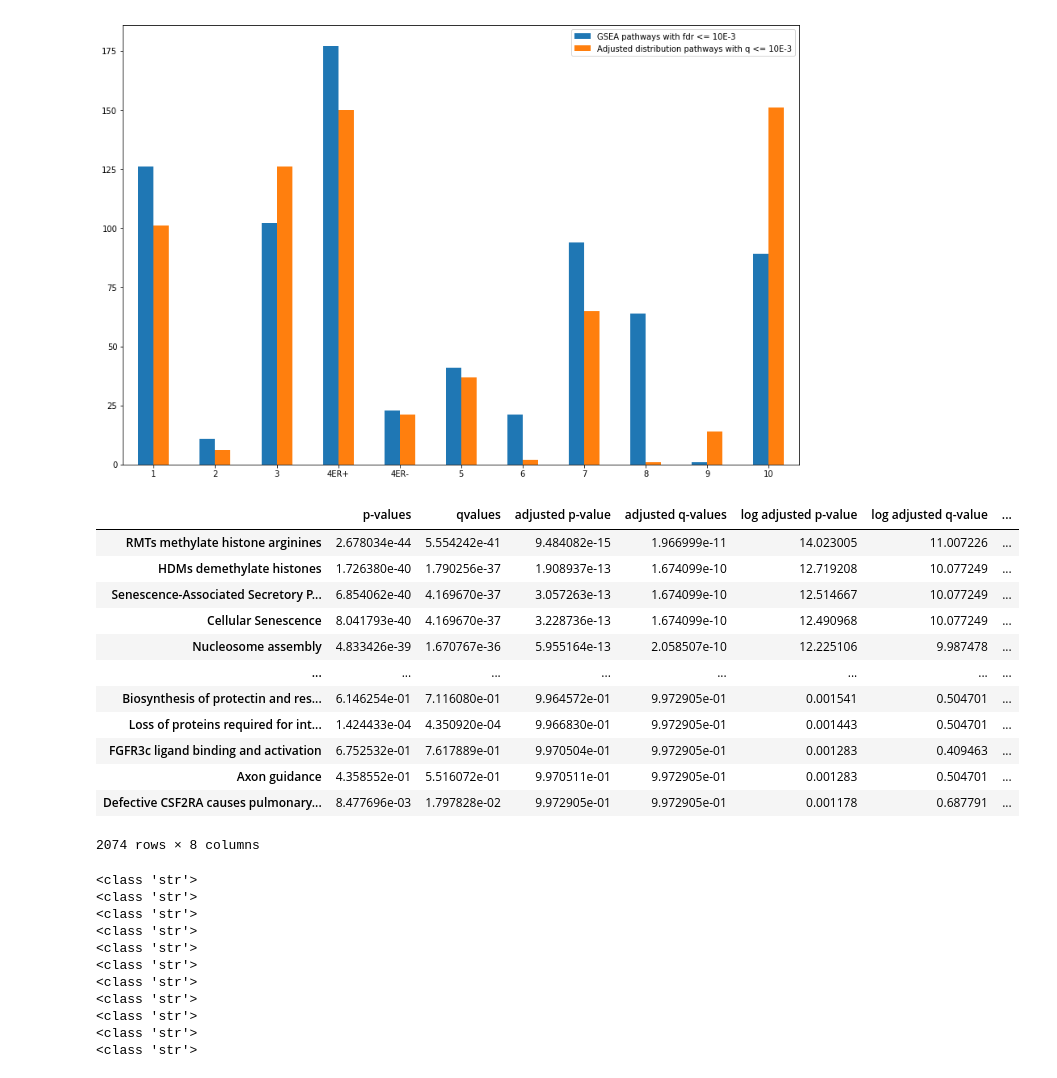
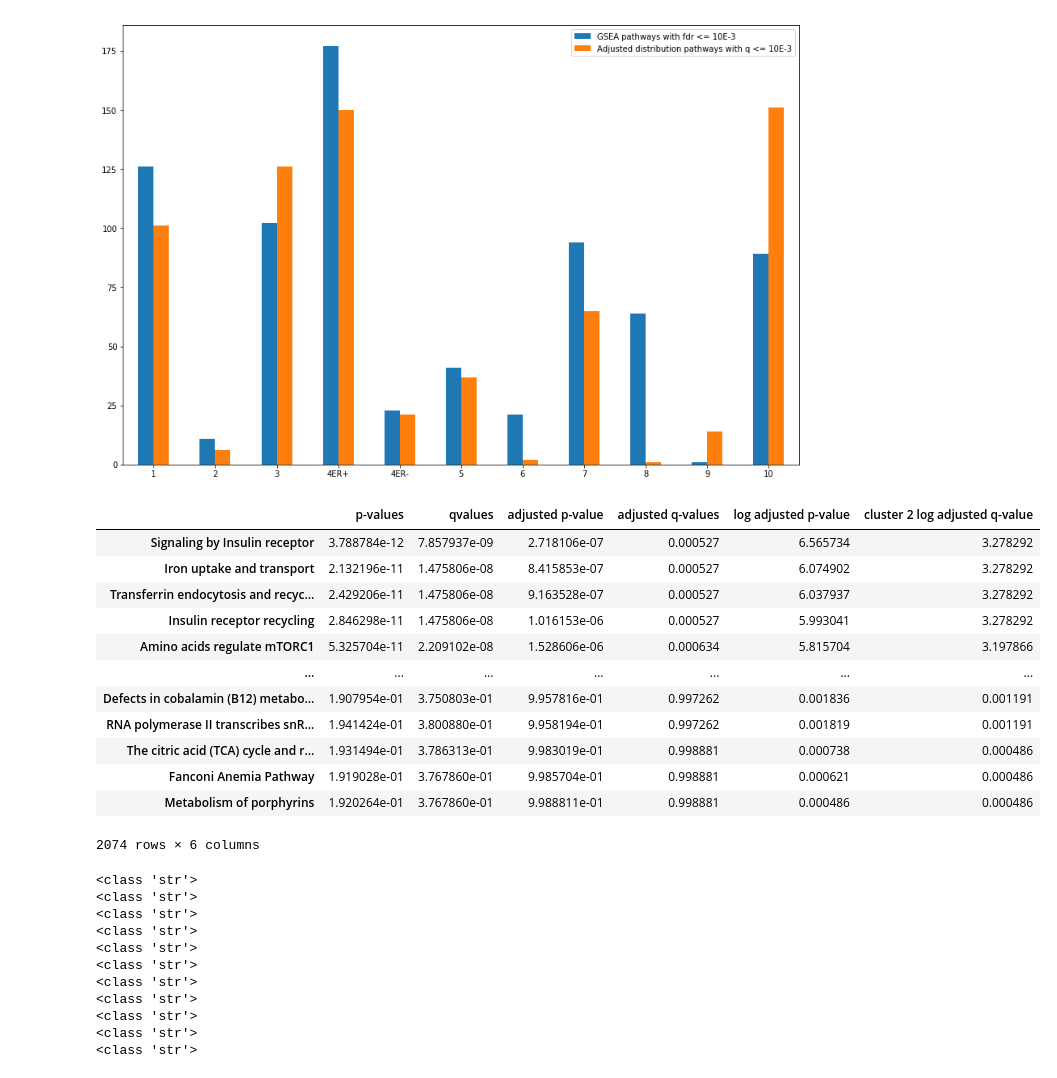
Before and after one commit to statisticalbiotechnology/wall, a Jupyter notebook: src/anova_failures_of_null.ipynb, the cells around one changed output. Saved outputs shown, nothing was run; the diff lists cells and outputs as text; code cells hidden in the pictures.

Commit message:
gsea plots and tables

```diff
--- a/src/anova_failures_of_null.ipynb
+++ b/src/anova_failures_of_null.ipynb
@@ -382,21 +406,21 @@ plt.show()
 # %% [output]
 [figure]
 # %%
-clusterframes['1']
+clusterframes['2']
 # %% [output]
-|  | p-values | qvalues | adjusted p-value | adjusted q-values | log adjusted p-value | log adjusted q-value | ... |
-| RMTs methylate histone arginines | 2.678034e-44 | 5.554242e-41 | 9.484082e-15 | 1.966999e-11 | 14.023005 | 11.007226 | ... |
-| HDMs demethylate histones | 1.726380e-40 | 1.790256e-37 | 1.908937e-13 | 1.674099e-10 | 12.719208 | 10.077249 | ... |
-| Senescence-Associated Secretory P... | 6.854062e-40 | 4.169670e-37 | 3.057263e-13 | 1.674099e-10 | 12.514667 | 10.077249 | ... |
-| Cellular Senescence | 8.041793e-40 | 4.169670e-37 | 3.228736e-13 | 1.674099e-10 | 12.490968 | 10.077249 | ... |
-| Nucleosome assembly | 4.833426e-39 | 1.670767e-36 | 5.955164e-13 | 2.058507e-10 | 12.225106 | 9.987478 | ... |
-| ... | ... | ... | ... | ... | ... | ... | ... |
-| Biosynthesis of protectin and res... | 6.146254e-01 | 7.116080e-01 | 9.964572e-01 | 9.972905e-01 | 0.001541 | 0.504701 | ... |
-| Loss of proteins required for int... | 1.424433e-04 | 4.350920e-04 | 9.966830e-01 | 9.972905e-01 | 0.001443 | 0.504701 | ... |
-| FGFR3c ligand binding and activation | 6.752532e-01 | 7.617889e-01 | 9.970504e-01 | 9.972905e-01 | 0.001283 | 0.409463 | ... |
-| Axon guidance | 4.358552e-01 | 5.516072e-01 | 9.970511e-01 | 9.972905e-01 | 0.001283 | 0.504701 | ... |
-| Defective CSF2RA causes pulmonary... | 8.477696e-03 | 1.797828e-02 | 9.972905e-01 | 9.972905e-01 | 0.001178 | 0.687791 | ... |
+|  | p-values | qvalues | adjusted p-value | adjusted q-values | log adjusted p-value | cluster 2 log adjusted q-value |
+| Signaling by Insulin receptor | 3.788784e-12 | 7.857937e-09 | 2.718106e-07 | 0.000527 | 6.565734 | 3.278292 |
+| Iron uptake and transport | 2.132196e-11 | 1.475806e-08 | 8.415853e-07 | 0.000527 | 6.074902 | 3.278292 |
+| Transferrin endocytosis and recyc... | 2.429206e-11 | 1.475806e-08 | 9.163528e-07 | 0.000527 | 6.037937 | 3.278292 |
+| Insulin receptor recycling | 2.846298e-11 | 1.475806e-08 | 1.016153e-06 | 0.000527 | 5.993041 | 3.278292 |
+| Amino acids regulate mTORC1 | 5.325704e-11 | 2.209102e-08 | 1.528606e-06 | 0.000634 | 5.815704 | 3.197866 |
+| ... | ... | ... | ... | ... | ... | ... |
+| Defects in cobalamin (B12) metabo... | 1.907954e-01 | 3.750803e-01 | 9.957816e-01 | 0.997262 | 0.001836 | 0.001191 |
+| RNA polymerase II transcribes snR... | 1.941424e-01 | 3.800880e-01 | 9.958194e-01 | 0.997262 | 0.001819 | 0.001191 |
+| The citric acid (TCA) cycle and r... | 1.931494e-01 | 3.786313e-01 | 9.983019e-01 | 0.998881 | 0.000738 | 0.000486 |
+| Fanconi Anemia Pathway | 1.919028e-01 | 3.767860e-01 | 9.985704e-01 | 0.998881 | 0.000621 | 0.000486 |
+| Metabolism of porphyrins | 1.920264e-01 | 3.767860e-01 | 9.988811e-01 | 0.998881 | 0.000486 | 0.000486 |
-2074 rows × 8 columns
+2074 rows × 6 columns
 # %%
 full_clusterframe = pd.DataFrame(index=clusterframes['1'].index)
 full_clusterframe
```
Also changed, not shown: parts of 3 cells of this notebook, 55 other files.
